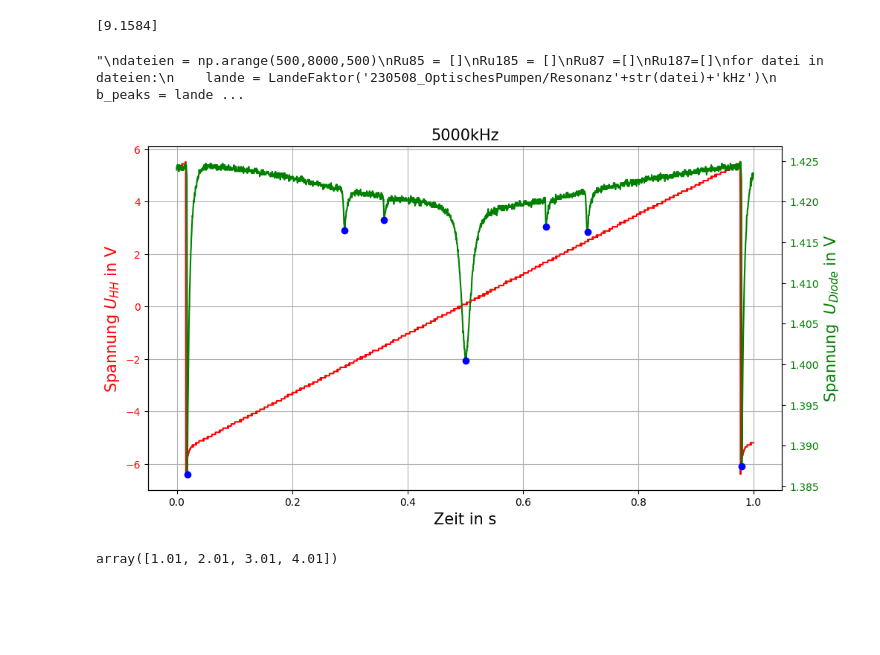
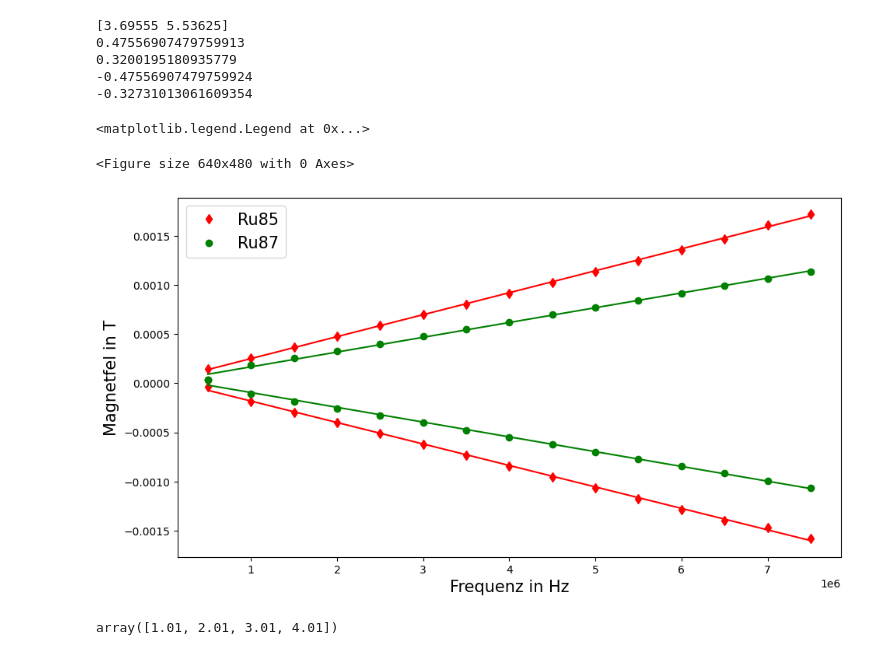
Before and after one commit to cedrickrm/F-Prak, a Jupyter notebook: Optisches_Pumpen/lande.ipynb, the cells around one changed output. Drawn from its saved outputs; the diff is of its cells as text; code cells hidden in the pictures; blank space fills up the shorter version.

Commit message:
Some more plots

```diff
--- a/Optisches_Pumpen/lande.ipynb
+++ b/Optisches_Pumpen/lande.ipynb
@@ -54,7 +54,7 @@ class LandeFaktor:
         gs = GridSpec(8,5)
         fig1 = fig.add_subplot(gs[:,:])
         fig1.set_title(str(self.path)[31:], fontsize = 15)
-
+        #fig1.set_title('Sweep bei -0.98 A',fontsize = 15)
         fig1.set_xlabel('Zeit in s',fontsize = 15)
         fig1.set_ylabel(r'Spannung $U_{HH}$ in V',color = 'r', fontsize = 15)
         fig1.tick_params(axis='y',labelcolor='r')
@@ -69,12 +69,12 @@ class LandeFaktor:
             plt.plot(self.time[peak],self.channel2[peak],'bo')
 
 lande2500 = LandeFaktor('230508_OptischesPumpen/Resonanz5000kHz')
-lande = LandeFaktor('230508_OptischesPumpen/Sweep2_38A')
+lande = LandeFaktor('230508_OptischesPumpen/Sweep-0_98A')
 #print(lande2500.getpeakwidth())
 peaks = [988,1076,1423,1512]
-lande2500.plotwithpeaks(findpeaks=True)
+#lande.plotwithpeaks(findpeaks=True)
 lande.sweep()
-plt.savefig('resonanz_peaks.pdf')
+plt.savefig('sweep_peaks.pdf')
 '''
 direc = os.listdir('230508_OptischesPumpen/')
 direc = sorted(direc)
@@ -126,47 +126,64 @@ plt.legend()
 #plt.plot(currents,sweepru85,'+')
 
 #lande2500.plotwithpeaks(peaks,findpeaks=True)
 #print(lande2500.get_b(lande2500.findpeaksauto()))
 '''
 
 
-'''
+#'''
 dateien = np.arange(500,8000,500)
 Ru85 = []
 Ru185 = []
 Ru87 =[]
 Ru187=[]
 for datei in dateien:
     lande = LandeFaktor('230508_OptischesPumpen/Resonanz'+str(datei)+'kHz')
     b_peaks = lande.get_b(lande.findpeaksauto())
     Ru85.append(b_peaks[1])
     Ru185.append(b_peaks[-2])
     Ru87.append(b_peaks[2])
     Ru187.append(b_peaks[-3])
-plt.plot(dateien*1000,Ru85,label='Ru85')
-plt.plot(dateien*1000,Ru87,label='Ru87')
-plt.plot(dateien*1000,Ru185,label='Ru85_1')
-plt.plot(dateien*1000,Ru187,label='Ru87_1')
-plt.xlabel('Frequenz in Hz')
-plt.ylabel('Magnetfel in T')
+fig = plt.figure(figsize=(11,6))
+gs = GridSpec(8,5)
+fig1 = fig.add_subplot(gs[:,:])
+fig1.plot(dateien*1000,Ru85,'rd',label='Ru85')
+fig1.plot(dateien*1000,Ru87,'go',label='Ru87')
+fig1.plot(dateien*1000,Ru185,'rd')
+fig1.plot(dateien*1000,Ru187,'go')
+fig1.set_xlabel('Frequenz in Hz',fontsize =15)
+fig1.set_ylabel('Magnetfel in T', fontsize = 15)
 
 fit,err = np.polyfit(dateien*1000,Ru187,deg=1,cov = True)
+fit2,err = np.polyfit(dateien*1000,Ru185,deg=1,cov = True)
+fit3,err = np.polyfit(dateien*1000,Ru87,deg=1,cov = True)
+fit4,err = np.polyfit(dateien*1000,Ru85,deg=1,cov = True)
 
 a = fit[0]
 b=fit[1]
 #print(a)
 h = 6.626e-34
 mub = 9.274e-24
-#print(h/(mub*a))
+print(h/(mub*a))
+print(h/(mub*fit2[0]))
+print(h/(mub*fit3[0]))
+print(h/(mub*fit4[0]))
 yseq = a*dateien*1000+b
-plt.plot(dateien*1000,yseq)
-plt.legend()
-'''
+fig1.plot(dateien*1000,yseq,'g-')
+fig1.plot(dateien*1000,fit2[0]*dateien*1000+fit2[1],'r-')
+fig1.plot(dateien*1000,fit3[0]*dateien*1000+fit3[1],'g-')
+fig1.plot(dateien*1000,fit4[0]*dateien*1000+fit4[1],'r-')
+fig1.legend(fontsize = 15)
+#'''
 #plt.xlim(0.475,0.525)
 # %% [output]
-[9.1584]
+[3.69555 5.53625]
+0.47556907479759913
+0.3200195180935779
+-0.47556907479759924
+-0.32731013061609354
-"\ndateien = np.arange(500,8000,500)\nRu85 = []\nRu185 = []\nRu87 =[]\nRu187=[]\nfor datei in dateien:\n    lande = LandeFaktor('230508_OptischesPumpen/Resonanz'+str(datei)+'kHz')\n    b_peaks = lande ...
+<matplotlib.legend.Legend at 0x...>
+<Figure size 640x480 with 0 Axes>
-[figure, old version]
+[figure, new version]
 # %%
 np.array([1,2,3,4])+0.01
 # %% [output]
```
Also changed, not shown: 1 other file.
